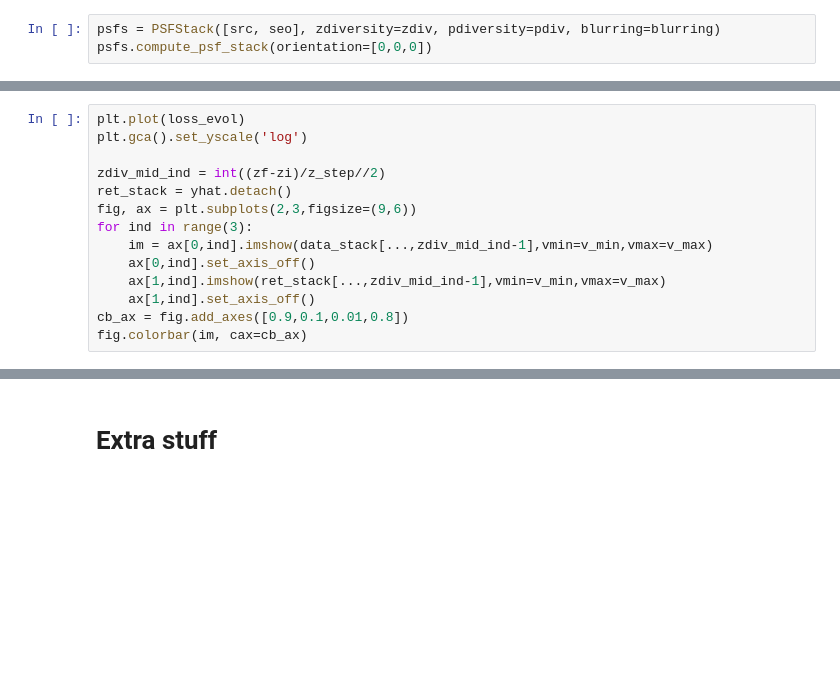
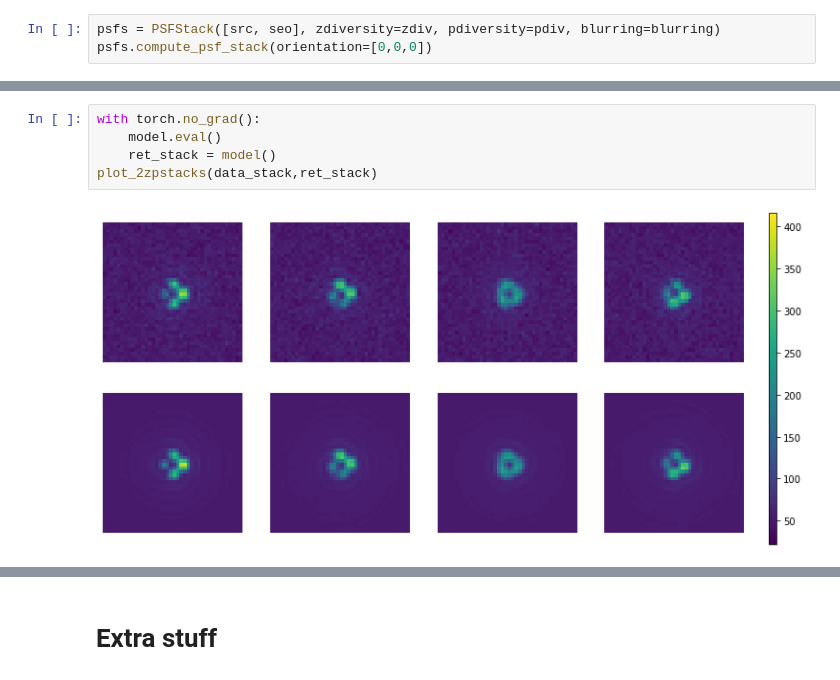
Before and after one commit to rodguti90/pyPSFstack, a Jupyter notebook: pytorch_tests.ipynb, the cells around one changed output, grey strips where cells are left out. Cells and saved outputs as stored; diff of their text form; blank space fills up the shorter version.

```diff
--- a/pytorch_tests.ipynb
+++ b/pytorch_tests.ipynb
@@ -308,14 +279,0 @@ for epoch in tqdm(range(n_epochs)):
-# %%
-plt.plot(loss_evol)
-plt.gca().set_yscale('log')
-
-zdiv_mid_ind = int((zf-zi)/z_step//2)
-ret_stack = yhat.detach()
-fig, ax = plt.subplots(2,3,figsize=(9,6))
-for ind in range(3):
-    im = ax[0,ind].imshow(data_stack[...,zdiv_mid_ind-1],vmin=v_min,vmax=v_max)
-    ax[0,ind].set_axis_off()
-    ax[1,ind].imshow(ret_stack[...,zdiv_mid_ind-1],vmin=v_min,vmax=v_max)
-    ax[1,ind].set_axis_off()
-cb_ax = fig.add_axes([0.9,0.1,0.01,0.8])
-fig.colorbar(im, cax=cb_ax)
@@ -336,0 +293,7 @@ wdw.plot_pupil_field()
+# %%
+with torch.no_grad():
+    model.eval()
+    ret_stack = model()
+plot_2zpstacks(data_stack,ret_stack)
+# %% [output]
+[figure, added]
```
Also changed, not shown: parts of 62 cells of this notebook.
